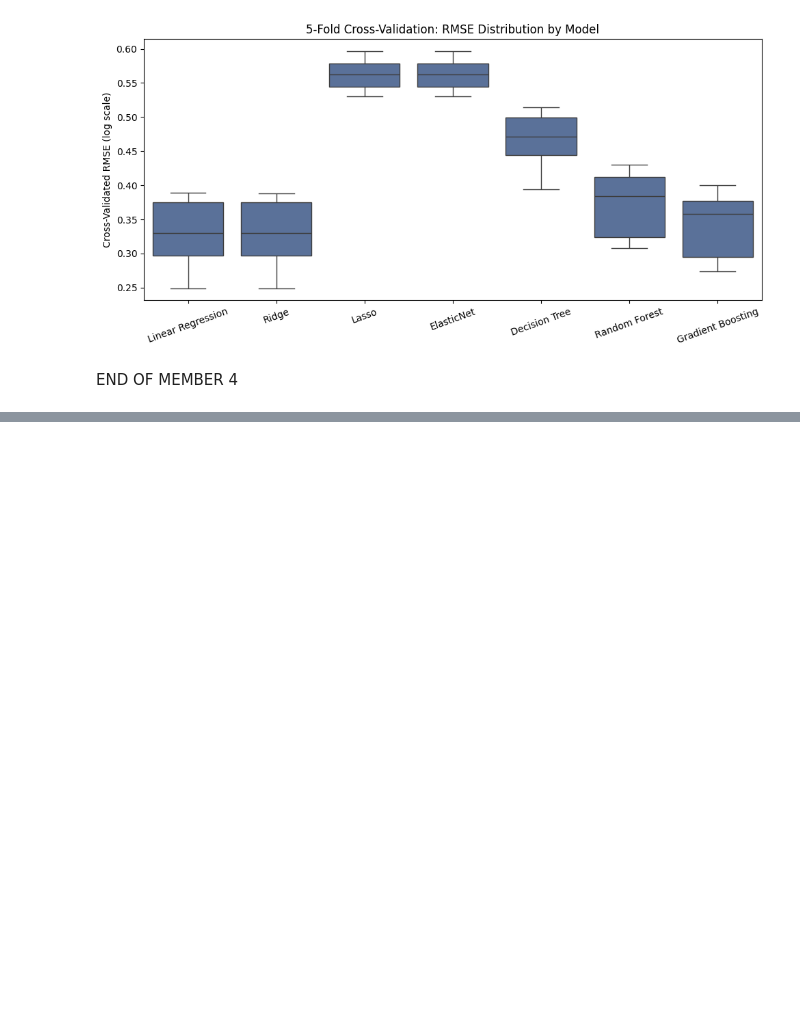
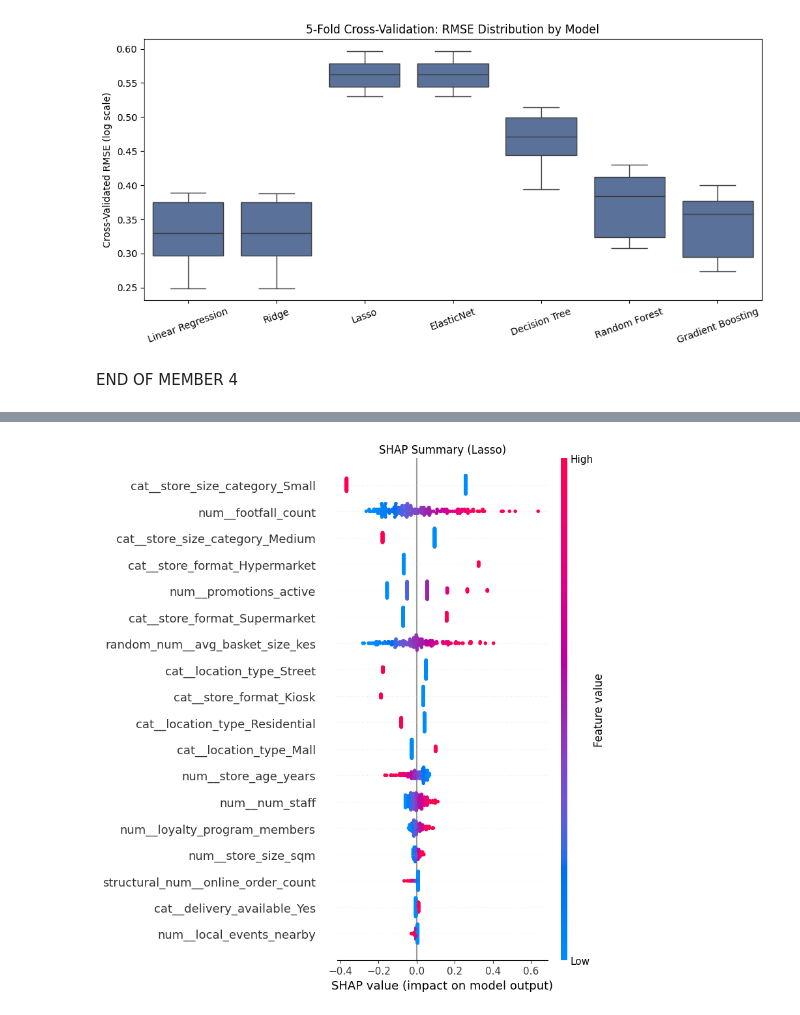
Before and after one commit to GraceChelangat/BI-RegressionC1, a Jupyter notebook: notebooks/regressionC1.ipynb, the cells around one changed output, grey strips where cells are left out. Saved outputs shown, nothing was run; the diff lists cells and outputs as text; code cells hidden in the pictures; blank space fills up the shorter version.

```diff
--- a/notebooks/regressionC1.ipynb
+++ b/notebooks/regressionC1.ipynb
@@ -796,0 +918,29 @@ END OF MEMBER 4
+# %%
+import shap
+
+X_test_sample = X_test.iloc[:500].copy()
+X_test_transformed = best_model.named_steps["preprocessor"].transform(X_test_sample)
+
+if "Forest" in best_model_name or "GradientBoosting" in best_model_name or "Tree" in best_model_name:
+    explainer = shap.TreeExplainer(best_regressor)
+    shap_values = explainer.shap_values(X_test_transformed)
+
+    shap.summary_plot(shap_values, X_test_transformed, feature_names=feature_names_out, show=False)
+    plt.title(f"SHAP Summary ({best_model_name})")
+    plt.tight_layout()
+    plt.show()
+
+elif hasattr(best_regressor, "coef_"):
+    masker = shap.maskers.Independent(X_test_transformed, max_samples=300)
+    explainer = shap.LinearExplainer(best_regressor, masker=masker)
+    shap_values = explainer(X_test_transformed)
+
+    shap.summary_plot(shap_values.values, X_test_transformed, feature_names=feature_names_out, show=False)
+    plt.title(f"SHAP Summary ({best_model_name})")
+    plt.tight_layout()
+    plt.show()
+
+else:
+    print(f"SHAP explainer not configured for model type: {best_model_name}")
+# %% [output]
+[figure, added]
```
Also changed, not shown: parts of 17 cells of this notebook.
